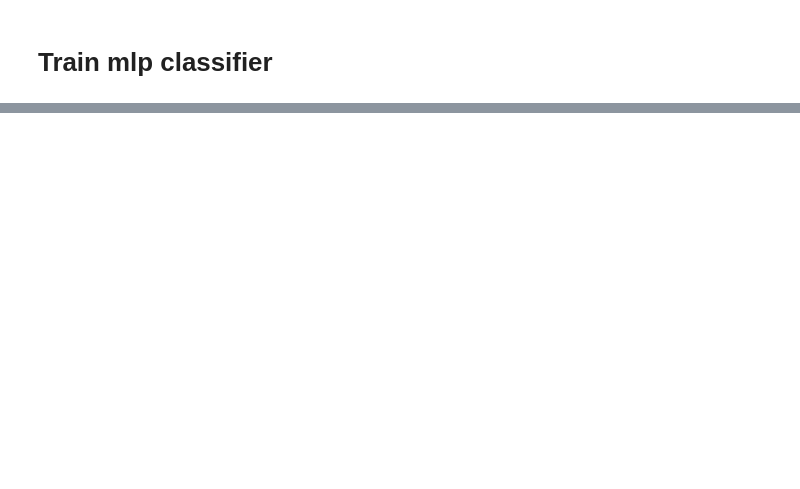
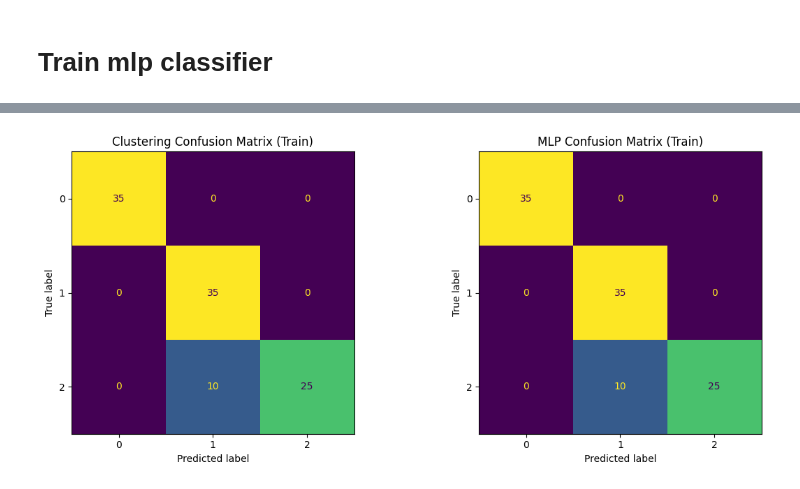
Before and after one commit to S66K22/MaktabHomeworks, a Jupyter notebook: hw15/hw15.ipynb, the cells around one changed output, grey strips where cells are left out. Cells and saved outputs as stored; diff of their text form; code cells hidden in the pictures; blank space fills up the shorter version.

```diff
--- a/hw15/hw15.ipynb
+++ b/hw15/hw15.ipynb
@@ -93,13 +118,11 @@ KMeans accuracy: 0.8666666666666667
 # %%
 hc = AgglomerativeClustering(
     n_clusters=3,
-    linkage="ward"   # standard choice for Euclidean data
+    linkage="ward"
 )
 
-train_labels = hc.fit_predict(X_train)
+train_clusters = hc.fit_predict(X_train)
 
-# ---------- accuracy ----------
-acc = clustering_accuracy(y_train, train_labels)
-
-print("Hierarchical clustering accuracy:", acc)
+train_acc, mapping = clustering_accuracy(y_train, train_clusters)
+print("Hierarchical clustering train accuracy:", train_acc)
 # %% [output]
@@ -129,8 +150,3 @@ pseudo_labels = hc.fit_predict(X)
-# %%
-# Train/test split
-X_train, X_test, y_train, y_test = train_test_split(
-    X, pseudo_labels, test_size=0.2, random_state=42
-)
 # %%
 # Create pipeline (scaling is VERY important for MLP)
 pipeline = Pipeline([
@@ -179,30 +203,37 @@ Test accuracy: 0.9111111111111111
+# %%
+lr = random_search.best_params_['mlp__learning_rate_init']
+hidden_layer_sizes = random_search.best_params_['mlp__hidden_layer_sizes']
+alpha = random_search.best_params_['mlp__alpha']
 # %%
 # Store results for analysis
 results = []
 
-for epoch in np.arange(100, 1000, 100):
+
+
+for epoch in np.arange(100, 5000, 100):
     # Create pipeline with explicit naming
     pipeline = Pipeline([
         ('scaler', StandardScaler()),
         ('mlp', MLPClassifier(
-            hidden_layer_sizes=(100,),
+            hidden_layer_sizes=hidden_layer_sizes,
+            learning_rate_init=lr,
+            max_iter=epoch,
+            alpha=alpha,
+            random_state=42,
             early_stopping=False,
-            learning_rate_init=0.0019182496720710062,
-            max_iter=epoch,
             tol=0,
-            random_state=42,
             verbose=False  # Suppress convergence warnings if any
         ))
     ])
 
     # Fit the model
-    pipeline.fit(X_train, y_train)
+    pipeline.fit(X_train, y_train_mapped)
 
     # Make predictions
     y_pred = pipeline.predict(X_test)
 
     # Calculate metrics
-    train_score = pipeline.score(X_train, y_train)
+    train_score = pipeline.score(X_train, y_train_mapped)
     test_score = pipeline.score(X_test, y_test)
     accuracy = accuracy_score(y_test, y_pred)
 
@@ -253,0 +481,10 @@ Best epoch: 600 with test accuracy: 0.9333
+# %%
+plot_confusion_matrices(
+    y_true=y_train,
+    cluster_labels=train_clusters,
+    mlp_model=random_search.best_estimator_,
+    X=X_train,
+    title_suffix="(Train)"
+)
+# %% [output]
+[figure, added]
```
Also changed, not shown: parts of 13 cells of this notebook, 2 other files.
